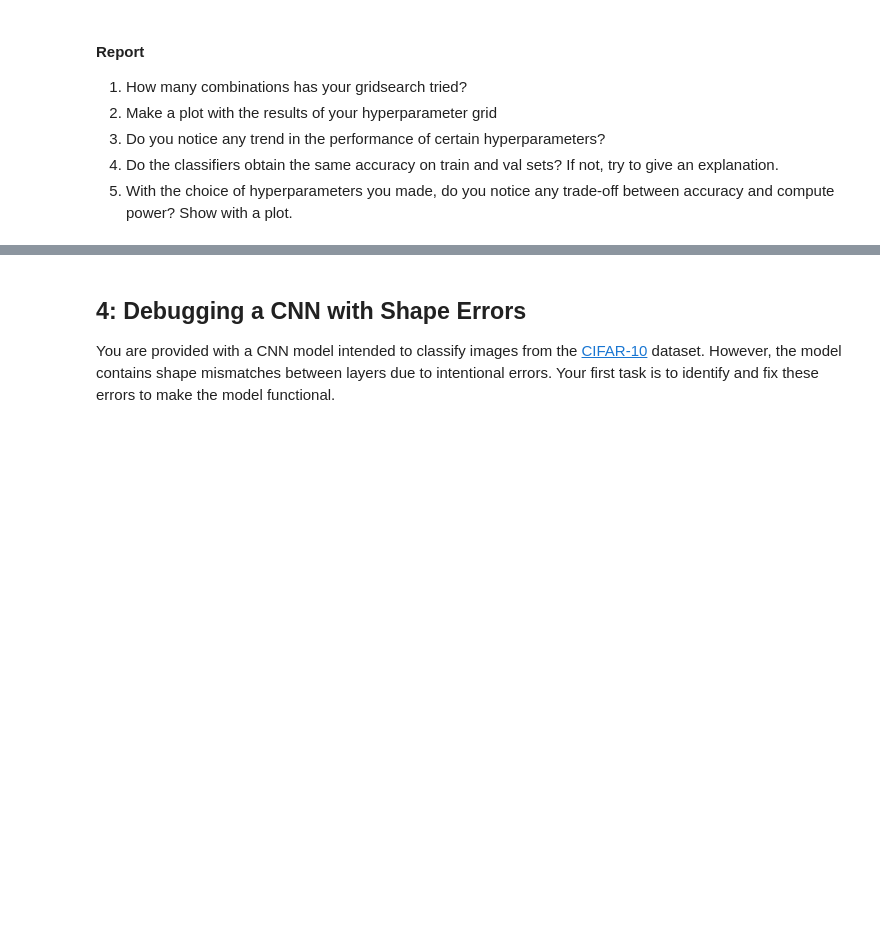
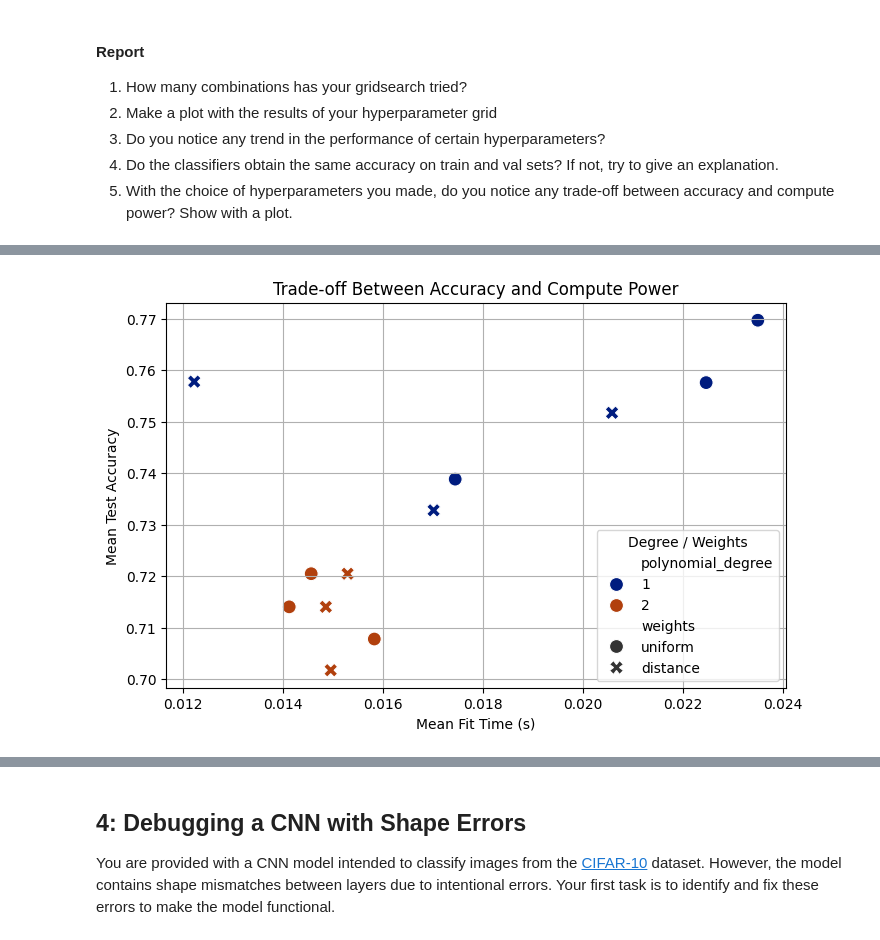
Before and after one commit to azzadom/FDS-HWS, a Jupyter notebook: Homework02/HW2.ipynb, the cells around one changed output, grey strips where cells are left out. Drawn from its saved outputs; the diff is of its cells as text; code cells hidden in the pictures; blank space fills up the shorter version.

```diff
--- a/Homework02/HW2.ipynb
+++ b/Homework02/HW2.ipynb
@@ -1106,3 +1122,16 @@ The model performs better on the training set, suggesting potential overfitting.
+# %%
+# Accuracy and compute power
+cv_res['fit_time'] = cv_res['mean_fit_time']
+plt.figure(figsize=(8, 5))
+sns.scatterplot(data=cv_res, x='fit_time', y='mean_accuracy', hue='polynomial_degree', style='weights',palette='dark', s=100)
+plt.title("Trade-off Between Accuracy and Compute Power")
+plt.xlabel("Mean Fit Time (s)")
+plt.ylabel("Mean Test Accuracy")
+plt.legend(title="Degree / Weights")
+plt.grid(True)
+plt.show()
+# %% [output]
+[figure, added]
 # %% [markdown]
 --------------------------------------------
 
```
Also changed, not shown: parts of 25 cells of this notebook, 5 other files.
